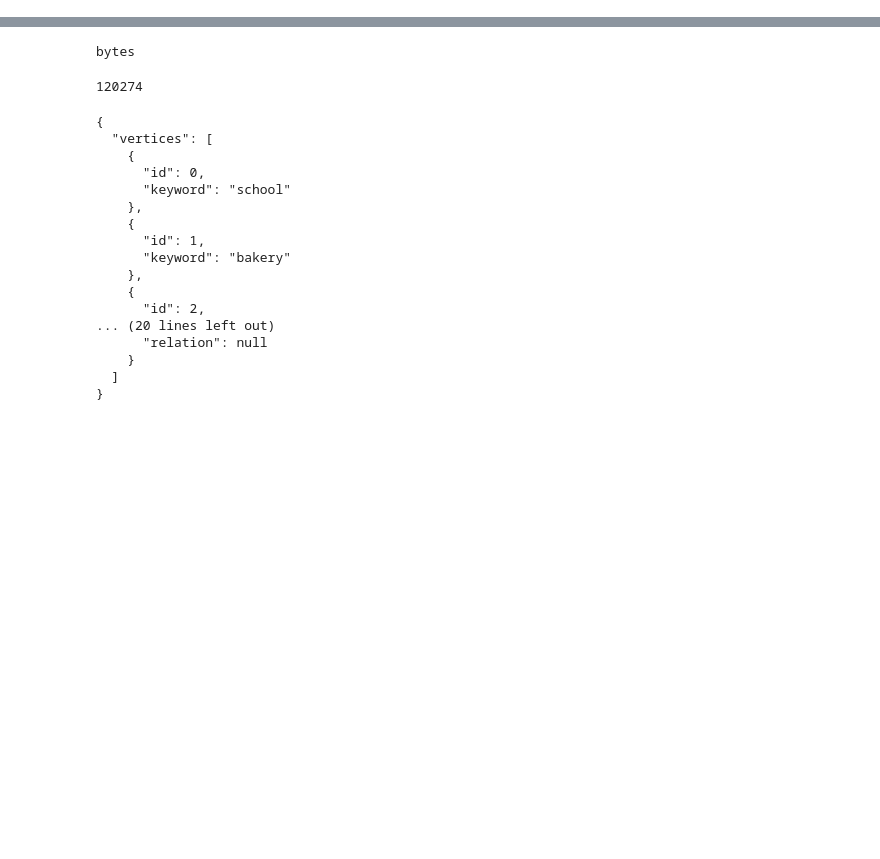
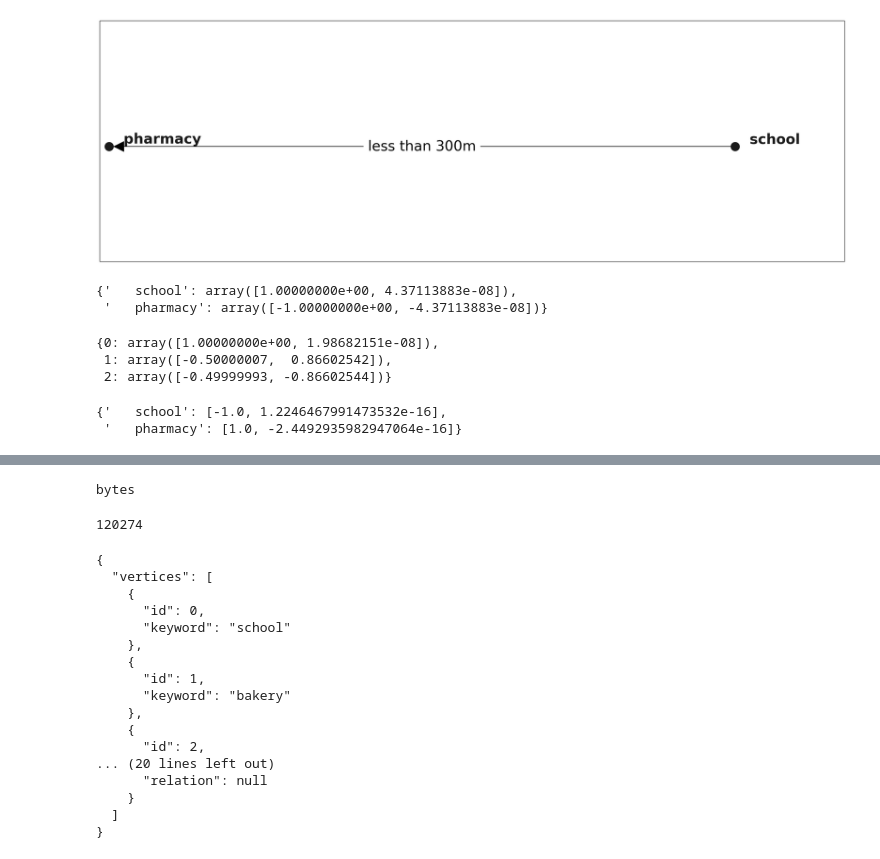
Before and after one commit to viniciuscva/qqespm_api, a Jupyter notebook: testes.ipynb, the cells around one changed output, grey strips where cells are left out. Drawn from its saved outputs; the diff is of its cells as text; code cells hidden in the pictures; blank space fills up the shorter version.

```diff
--- a/testes.ipynb
+++ b/testes.ipynb
@@ -5,0 +25,20 @@ import io
+# %%
+v0 = qq.SpatialVertex(0,'school')
+v1 = qq.SpatialVertex(1, 'pharmacy')
+e01 = qq.SpatialEdge('0-1', v0, v1, 0, 300)
+sp = qq.SpatialPatternGraph([v0,v1], [e01])
+sp.plot()
+# %% [output]
+[figure, added]
+# %%
+nx.circular_layout(sp.to_networkx())
+# %% [output]
+{'   school': array([1.00000000e+00, 4.37113883e-08]),
+ '   pharmacy': array([-1.00000000e+00, -4.37113883e-08])}
+# %%
+G = nx.complete_graph(3)
+nx.circular_layout(G)
+# %% [output]
+{0: array([1.00000000e+00, 1.98682151e-08]),
+ 1: array([-0.50000007,  0.86602542]),
+ 2: array([-0.49999993, -0.86602544])}
@@ -5,0 +49,7 @@ import io
+# %%
+circumf_points = calculateCircumferencePoints(len(sp.vertices))
+vertices_layout = {'   '+v.keyword: circumf_points[i] for i, v in enumerate(sp.vertices) }
+vertices_layout
+# %% [output]
+{'   school': [-1.0, 1.2246467991473532e-16],
+ '   pharmacy': [1.0, -2.4492935982947064e-16]}
```
Also changed, not shown: parts of 9 cells of this notebook, 8 other files.
